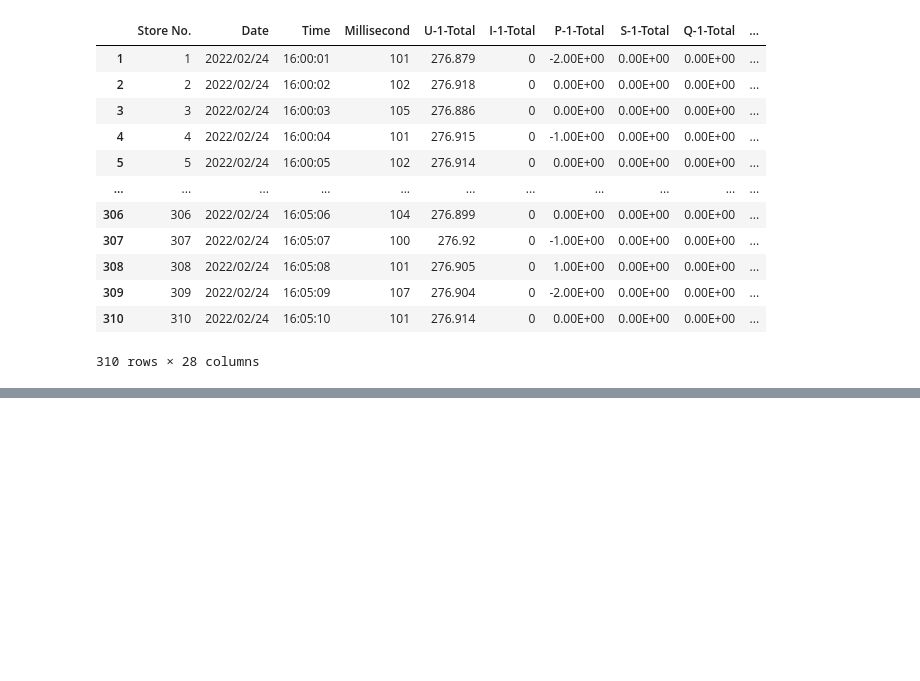
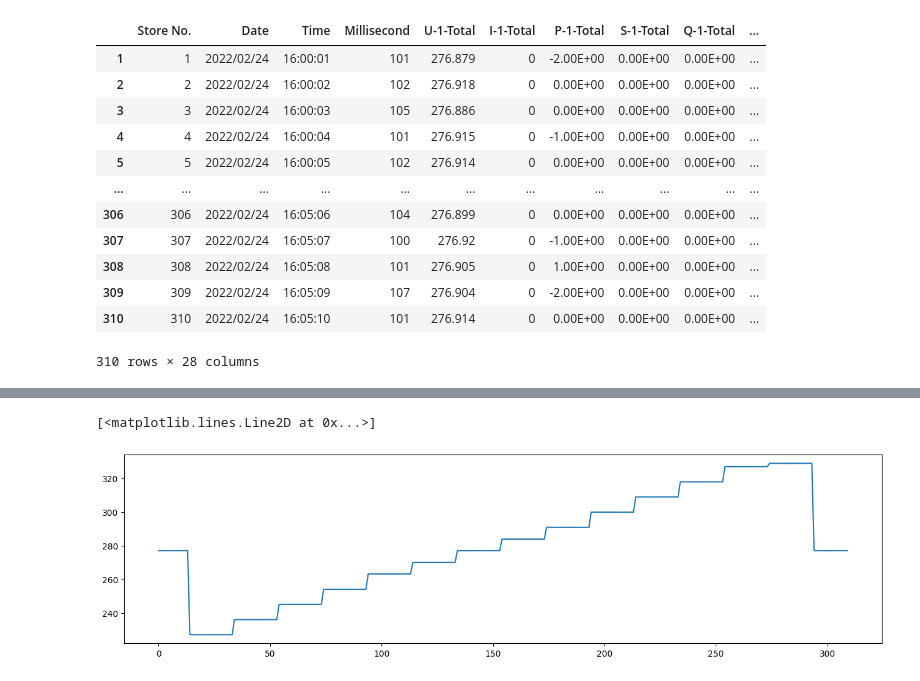
Before and after one commit to elco5/pandas, a Jupyter notebook: wt_viewer.ipynb, the cells around one changed output, grey strips where cells are left out. Drawn from its saved outputs; the diff is of its cells as text; code cells hidden in the pictures; blank space fills up the shorter version.

Commit message:
import, clean, and step_finder working

```diff
--- a/wt_viewer.ipynb
+++ b/wt_viewer.ipynb
@@ -67,0 +71,4 @@ df_trm
+# %%
+%run wt_import.py
+df = wt.df #weird import into jupyter namespace
+df.head(3)
@@ -67,0 +81,2 @@ df_trm
+# %%
+dfa = df[['U-1-Total','Q-SigmaA-Total']]
@@ -67,0 +95,8 @@ df_trm
+# %%
+vs = dfa['V1'].to_numpy(dtype=float, copy=True)
+
+plt.figure(figsize=(16,4))
+plt.plot(vs)
+# %% [output]
+[<matplotlib.lines.Line2D at 0x...>]
+[figure, added]
```
Also changed, not shown: parts of 11 cells of this notebook, 7 other files.
